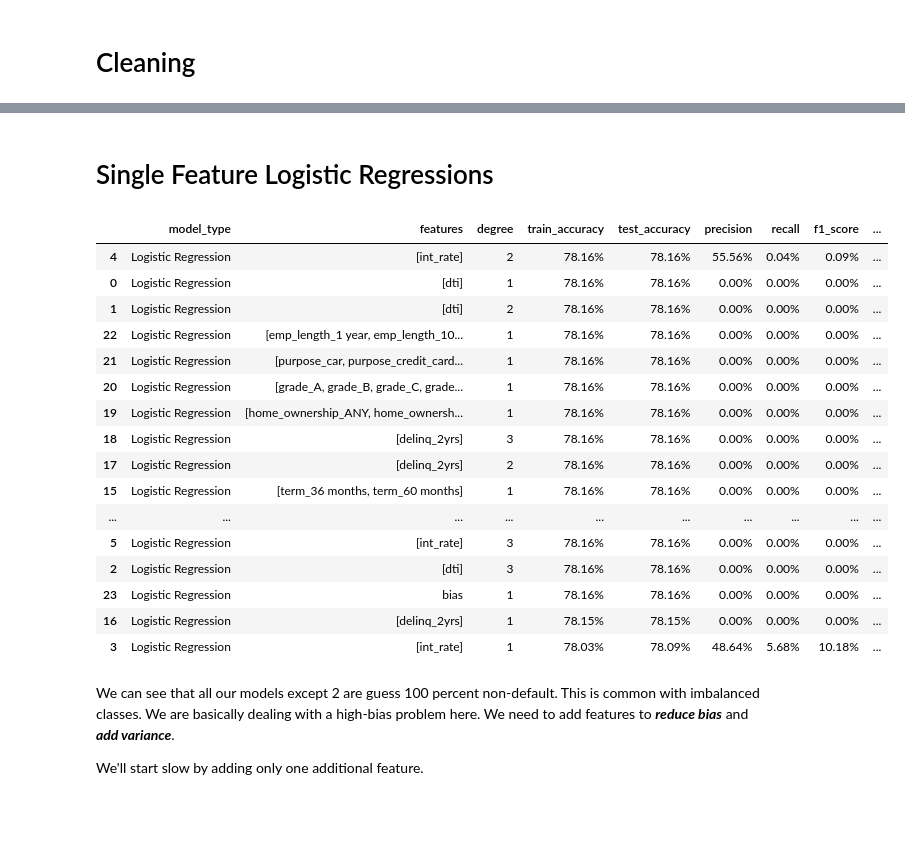
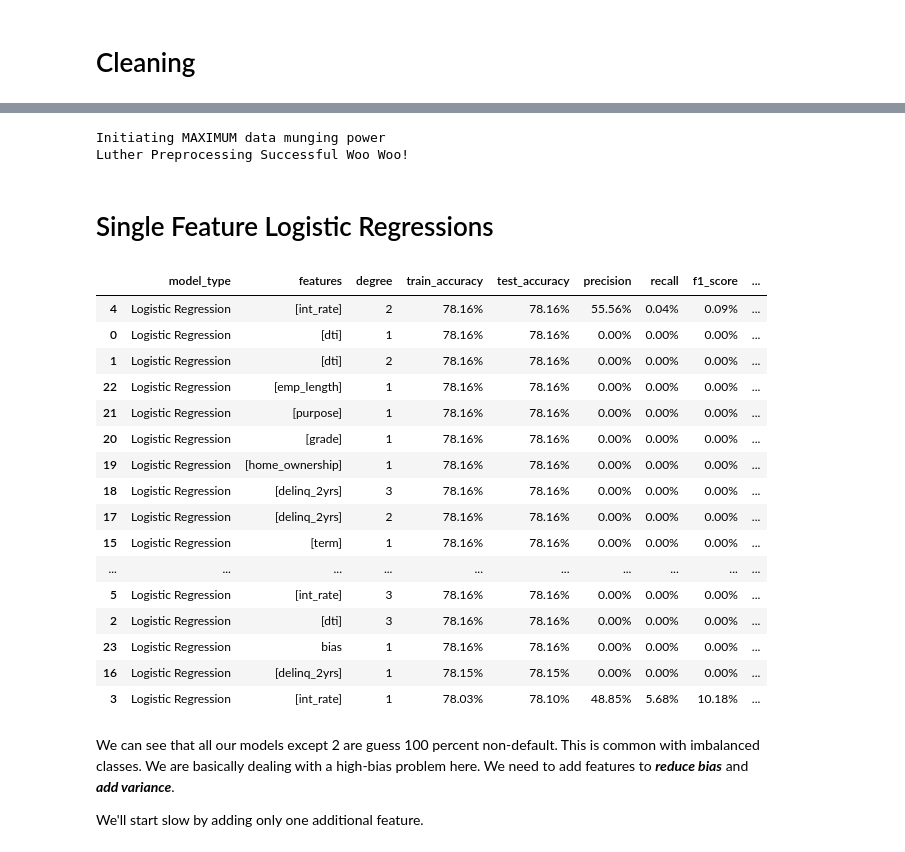
Before and after one commit to bfitzpa5/Metis_Projects, a Jupyter notebook: 03-mcnulty/mcnulty_modeling.ipynb, the cells around one changed output, grey strips where cells are left out. Drawn from its saved outputs; the diff is of its cells as text; code cells hidden in the pictures; blank space fills up the shorter version.

```diff
--- a/03-mcnulty/mcnulty_modeling.ipynb
+++ b/03-mcnulty/mcnulty_modeling.ipynb
@@ -48,16 +49,15 @@ def make_dummy(input_df, column):
 
 def mcnulty_preprocessing():
     print('Initiating MAXIMUM data munging power')
-    df = (pd.read_csv('data/loan.csv', low_memory=False)
+    df = (pd.read_csv(r'Data/loan.csv', low_memory=False)
           .set_index('id')
           .pipe(loan_status_filter)
           .query('application_type == "INDIVIDUAL"')
+          .query('home_ownership != "ANY"')
           .loc[:, features_from_excel()]
           .assign(issue_d=lambda x: x.issue_d.astype('datetime64'),
                   default=lambda x: np.where(x.loan_status=='Fully Paid', 0, 1),
                   term=lambda x: x.term.str.strip(),
-                  emp_length=lambda x: x.emp_length.fillna('Not provided'),
-                  loan_amnt_k=lambda x: x.loan_amnt.div(1000),
-                  annual_inc_k=lambda x: x.annual_inc.div(1000)))
+                  emp_length=lambda x: x.emp_length.fillna('Not provided')))
     print('Luther Preprocessing Successful Woo Woo!\n')
     return df
@@ -70,2 +64,7 @@ Luther Preprocessing Successful Woo Woo!
+# %%
+df = mcnulty_preprocessing()
+# %% [output]
+Initiating MAXIMUM data munging power
+Luther Preprocessing Successful Woo Woo!
 # %% [markdown]
 # Single Feature Logistic Regressions
@@ -93,3 +71,17 @@ dependent = 'default'
+# %%
+independents = [
+    ['dti'],
+    ['int_rate'],
+    ['annual_inc'],
+    ['loan_amnt'],
+    ['revol_bal'],
+    ['term'],
+    ['delinq_2yrs'],
+    ['home_ownership'],
+    ['grade'],
+    ['purpose'],
+    ['emp_length']]
+dependent = 'default'
 # %%
 def results_to_df(results):
     col_ord = ['model_type', 'features', 'degree',
@@ -136,44 +128,46 @@ def log_clf_model(results, model, model_type, X, y, features, degree=1):
 # %%
 results = list()
 for variable in independents:
     X, y = df.loc[:, variable], df.loc[:, dependent]
     clf = LogisticRegression(solver='lbfgs')
-    if len(variable) > 1:
+    if X.iloc[:, 0].dtype not in [np.float64, np.int64]:
+        enc = OneHotEncoder()
+        X = enc.fit_transform(X)
         log_clf_model(results, clf, 'Logistic Regression', X, y, variable)
     else:
         for degree in range(1, 4):
             if degree == 1:
                 clf = LogisticRegression(solver='lbfgs')
                 log_clf_model(results, clf, 'Logistic Regression', X, y, variable)
             else:
                 clf = Pipeline([('poly', PolynomialFeatures(degree)),
                                 ('clf', LogisticRegression(solver='lbfgs'))])
                 log_clf_model(results, clf, 'Logistic Regression', X, y, variable, degree)
 # Let's also add a bias model
 X = np.ones((df.shape[0], 1))
 y = df.loc[:, dependent]
 clf = LogisticRegression(solver='lbfgs')
 log_clf_model(results, clf, 'Logistic Regression', X, y, 'bias')
 (results_to_df(results)
  .pipe(scores_formatted))
 # %% [output]
 |  | model_type | features | degree | train_accuracy | test_accuracy | precision | recall | f1_score | ... |
 | 4 | Logistic Regression | [int_rate] | 2 | 78.16% | 78.16% | 55.56% | 0.04% | 0.09% | ... |
 | 0 | Logistic Regression | [dti] | 1 | 78.16% | 78.16% | 0.00% | 0.00% | 0.00% | ... |
 | 1 | Logistic Regression | [dti] | 2 | 78.16% | 78.16% | 0.00% | 0.00% | 0.00% | ... |
-| 22 | Logistic Regression | [emp_length_1 year, emp_length_10... | 1 | 78.16% | 78.16% | 0.00% | 0.00% | 0.00% | ... |
-| 21 | Logistic Regression | [purpose_car, purpose_credit_card... | 1 | 78.16% | 78.16% | 0.00% | 0.00% | 0.00% | ... |
-| 20 | Logistic Regression | [grade_A, grade_B, grade_C, grade... | 1 | 78.16% | 78.16% | 0.00% | 0.00% | 0.00% | ... |
-| 19 | Logistic Regression | [home_ownership_ANY, home_ownersh... | 1 | 78.16% | 78.16% | 0.00% | 0.00% | 0.00% | ... |
+| 22 | Logistic Regression | [emp_length] | 1 | 78.16% | 78.16% | 0.00% | 0.00% | 0.00% | ... |
+| 21 | Logistic Regression | [purpose] | 1 | 78.16% | 78.16% | 0.00% | 0.00% | 0.00% | ... |
+| 20 | Logistic Regression | [grade] | 1 | 78.16% | 78.16% | 0.00% | 0.00% | 0.00% | ... |
+| 19 | Logistic Regression | [home_ownership] | 1 | 78.16% | 78.16% | 0.00% | 0.00% | 0.00% | ... |
 | 18 | Logistic Regression | [delinq_2yrs] | 3 | 78.16% | 78.16% | 0.00% | 0.00% | 0.00% | ... |
 | 17 | Logistic Regression | [delinq_2yrs] | 2 | 78.16% | 78.16% | 0.00% | 0.00% | 0.00% | ... |
-| 15 | Logistic Regression | [term_36 months, term_60 months] | 1 | 78.16% | 78.16% | 0.00% | 0.00% | 0.00% | ... |
+| 15 | Logistic Regression | [term] | 1 | 78.16% | 78.16% | 0.00% | 0.00% | 0.00% | ... |
 | ... | ... | ... | ... | ... | ... | ... | ... | ... | ... |
 | 5 | Logistic Regression | [int_rate] | 3 | 78.16% | 78.16% | 0.00% | 0.00% | 0.00% | ... |
 | 2 | Logistic Regression | [dti] | 3 | 78.16% | 78.16% | 0.00% | 0.00% | 0.00% | ... |
 | 23 | Logistic Regression | bias | 1 | 78.16% | 78.16% | 0.00% | 0.00% | 0.00% | ... |
 | 16 | Logistic Regression | [delinq_2yrs] | 1 | 78.15% | 78.15% | 0.00% | 0.00% | 0.00% | ... |
-| 3 | Logistic Regression | [int_rate] | 1 | 78.03% | 78.09% | 48.64% | 5.68% | 10.18% | ... |
+| 3 | Logistic Regression | [int_rate] | 1 | 78.03% | 78.10% | 48.85% | 5.68% | 10.18% | ... |
 # %% [markdown]
 We can see that all our models except 2 are guess 100 percent non-default. This is common with imbalanced classes. We are basically dealing with a high-bias problem here. We need to add features to **_reduce bias_** and **_add variance_**.
 
```
Also changed, not shown: parts of 27 cells of this notebook.
